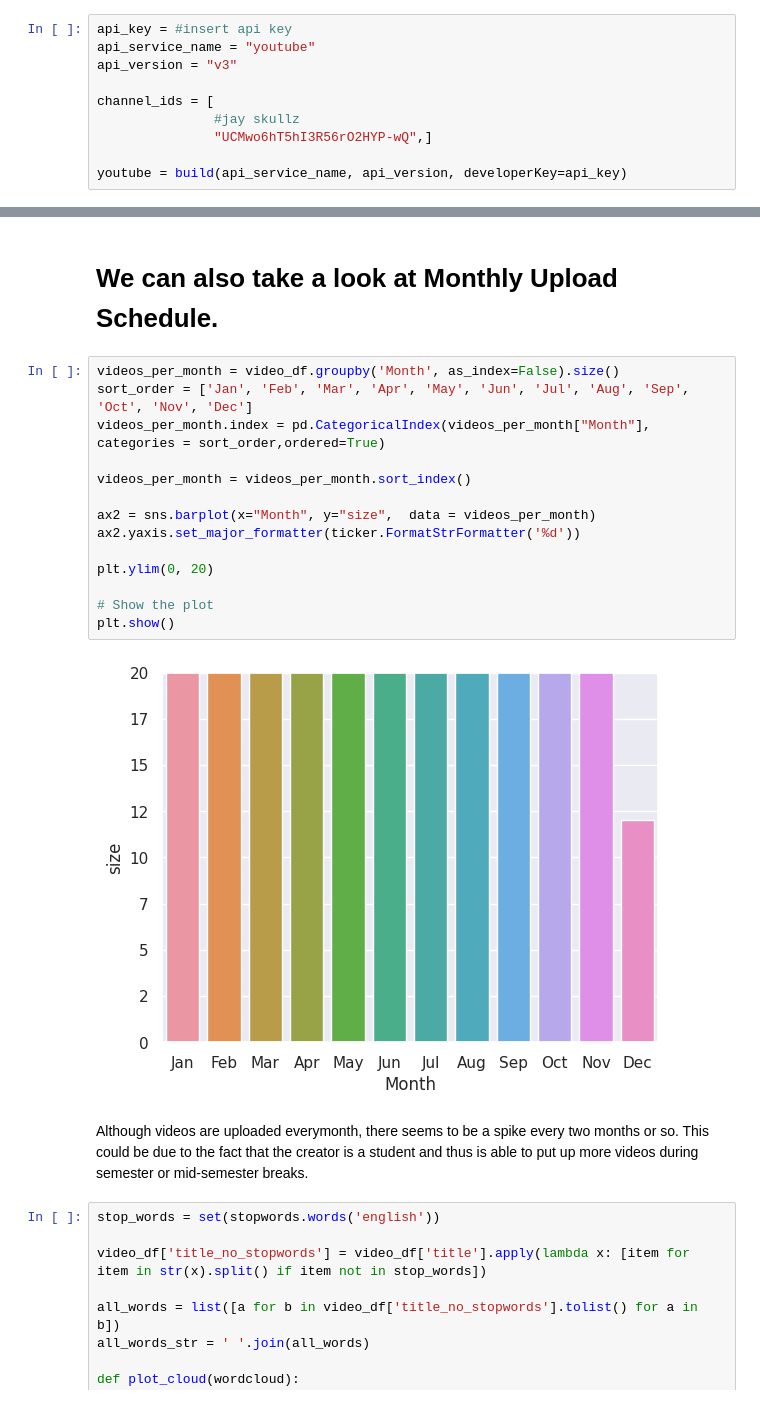
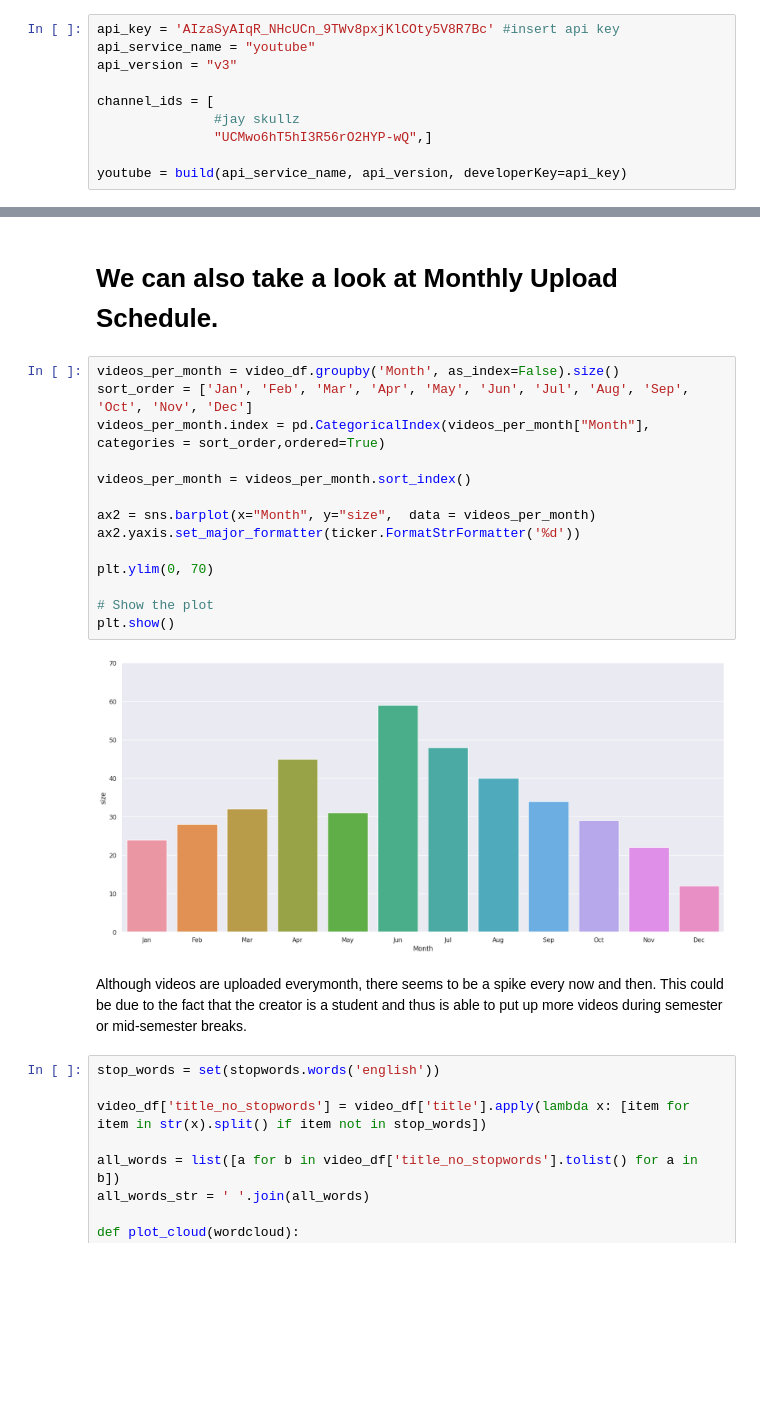
Before and after one commit to CYBERIC-EA/JAMES-S-YOUTUBE-CHANNEL-ANALYSIS, a Jupyter notebook: channel_analysis_james_scholz.ipynb, the cells around one changed output, grey strips where cells are left out. Cells and saved outputs as stored; diff of their text form; blank space fills up the shorter version.

```diff
--- a/channel_analysis_james_scholz.ipynb
+++ b/channel_analysis_james_scholz.ipynb
@@ -44,6 +40,6 @@ Successfully installed isodate-0.6.1
 True
 # %%
-api_key = #insert api key
+api_key = 'AIzaSyAIqR_NHcUCn_9TWv8pxjKlCOty5V8R7Bc' #insert api key
 api_service_name = "youtube"
 api_version = "v3"
 
@@ -295,21 +291,21 @@ done with work(at the end of the week)
 # %%
 videos_per_month = video_df.groupby('Month', as_index=False).size()
 sort_order = ['Jan', 'Feb', 'Mar', 'Apr', 'May', 'Jun', 'Jul', 'Aug', 'Sep', 'Oct', 'Nov', 'Dec']
 videos_per_month.index = pd.CategoricalIndex(videos_per_month["Month"], categories = sort_order,ordered=True)
 
 videos_per_month = videos_per_month.sort_index()
 
 ax2 = sns.barplot(x="Month", y="size",  data = videos_per_month)
 ax2.yaxis.set_major_formatter(ticker.FormatStrFormatter('%d'))
 
-plt.ylim(0, 20)
+plt.ylim(0, 70)
 
 # Show the plot
 plt.show()
 # %% [output]
-[figure, old version]
+[figure, new version]
 # %% [markdown]
-Although videos are uploaded everymonth, there seems to be a spike every  two months or so. This could be due to the fact that the creator is a student and thus is able to put up more videos during semester or mid-semester breaks.
+Although videos are uploaded everymonth, there seems to be a spike every now and then. This could be due to the fact that the creator is a student and thus is able to put up more videos during semester or mid-semester breaks.
 # %%
 stop_words = set(stopwords.words('english'))
 
```
Also changed, not shown: parts of 24 cells of this notebook.
